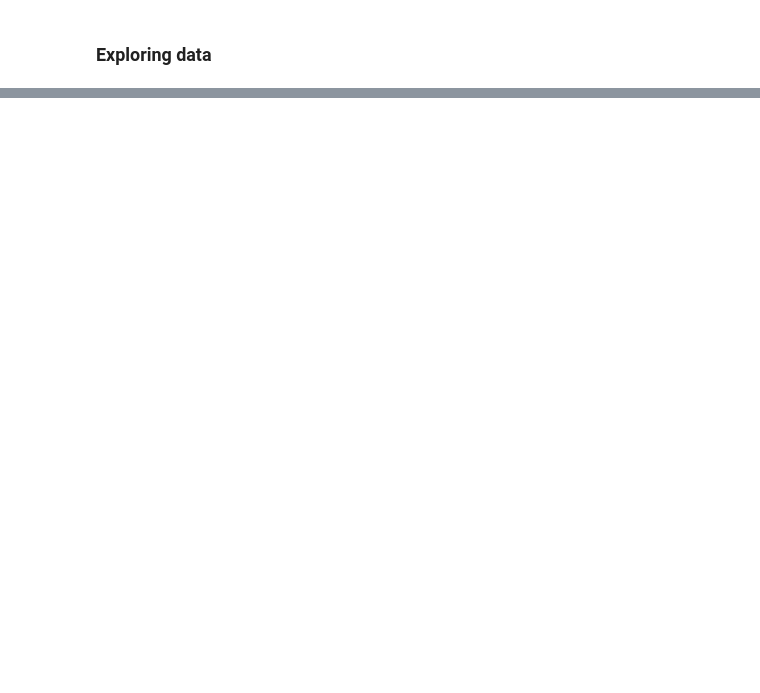
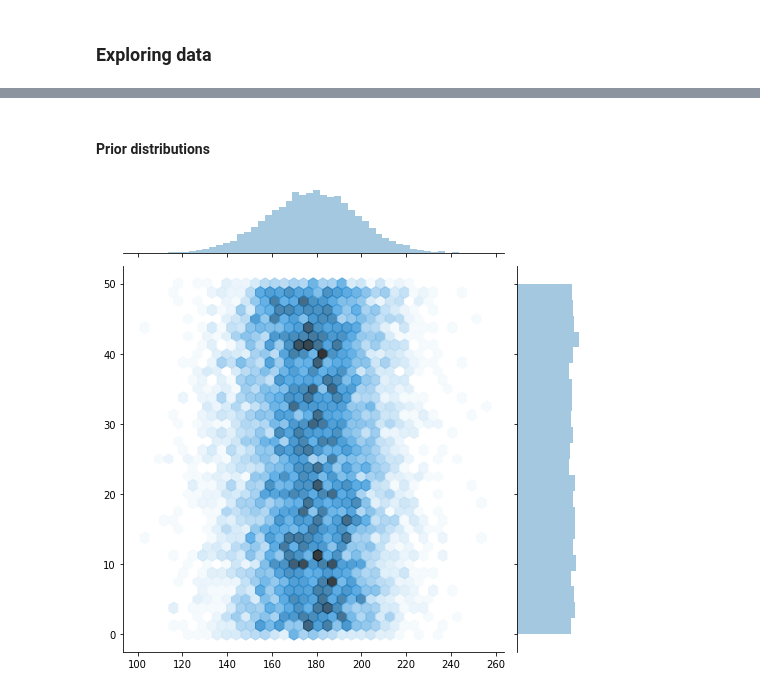
Before and after one commit to NoobQuant/statrethinking_winter2019, a Jupyter notebook: ville/homework/hw2.ipynb, the cells around one changed output, grey strips where cells are left out. Drawn from its saved outputs; the diff is of its cells as text; code cells hidden in the pictures; blank space fills up the shorter version.

```diff
--- a/ville/homework/hw2.ipynb
+++ b/ville/homework/hw2.ipynb
@@ -153,0 +87,8 @@ The weights listed below were recorded in the !Kung census, but heights were not
+# %% [markdown]
+#### Prior distributions
+# %%
+sample_mu = np.random.normal(loc=178, scale=20, size=10000)
+sample_sigma = np.random.uniform(low=0, high=50, size=10000)
+_ = sns.jointplot(sample_mu,sample_sigma, alpha = 0.8, kind = 'hex', height=7)
+# %% [output]
+[figure, added]
```
Also changed, not shown: parts of 47 cells of this notebook, 2 other files.
